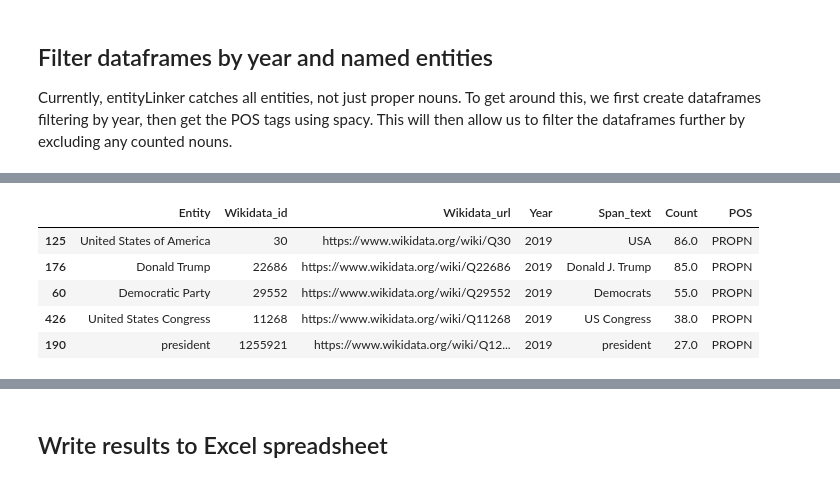
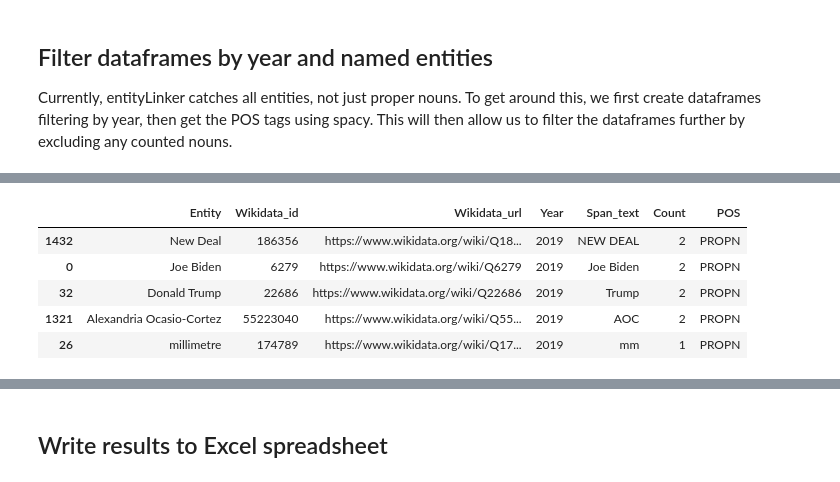
Before and after one commit to sfu-discourse-lab/fake_news_over_time, a Jupyter notebook: named_entity_recognition.ipynb, the cells around one changed output, grey strips where cells are left out. Drawn from its saved outputs; the diff is of its cells as text; code cells hidden in the pictures.

```diff
--- a/named_entity_recognition.ipynb
+++ b/named_entity_recognition.ipynb
@@ -125,14 +158,0 @@ entities_df
-# %%
-# For some reason, any spans of just "President" (or similar)
-# get tagged as Zhong Chenle, maybe because he has an alias "President".
-# The following code fixes that to point to the correct Wikidata entry
-# for the generic term "president".
-
-zhong_chenle_president_aliases = {'PRESIDENT', 'President', 'Presidents'}
-zhong_chenle_wikidata_id = 30945670
-zhong_chenle_as_president_filter = (entities_df["Wikidata_id"] == zhong_chenle_wikidata_id) & (entities_df["Span_text"].isin(zhong_chenle_president_aliases))
-president_wikidata_id = 30461
-
-entities_df.loc[zhong_chenle_as_president_filter, "Entity"] = "president"
-entities_df.loc[zhong_chenle_as_president_filter, "Wikidata_id"] = president_wikidata_id
-entities_df.loc[zhong_chenle_as_president_filter, "Wikidata_url"] = f"https://www.wikidata.org/wiki/Q{president_wikidata_id}"
@@ -182,12 +244,17 @@ proper_noun_entity_counts_df = [df[df["POS"] == "PROPN"].copy() for df in entity
-# %%
-proper_noun_entity_counts_df[0].head()
-# %% [output]
-|  | Entity | Wikidata_id | Wikidata_url | Year | Span_text | Count | POS |
-| 125 | United States of America | 30 | https://www.wikidata.org/wiki/Q30 | 2019 | USA | 86.0 | PROPN |
-| 176 | Donald Trump | 22686 | https://www.wikidata.org/wiki/Q22686 | 2019 | Donald J. Trump | 85.0 | PROPN |
-| 60 | Democratic Party | 29552 | https://www.wikidata.org/wiki/Q29552 | 2019 | Democrats | 55.0 | PROPN |
-| 426 | United States Congress | 11268 | https://www.wikidata.org/wiki/Q11268 | 2019 | US Congress | 38.0 | PROPN |
-| 190 | president | 1255921 | https://www.wikidata.org/wiki/Q12... | 2019 | president | 27.0 | PROPN |
+# %%
+for df in entity_counts_headlines_dfs:
+    df['POS'] = [doc[0].pos_ for doc in tagger.pipe(df['Entity'])]
+
+proper_noun_entity_counts_headlines_df = [df[df["POS"] == "PROPN"].copy() for df in entity_counts_headlines_dfs]
+
+proper_noun_entity_counts_headlines_df[0].head()
+# %% [output]
+|  | Entity | Wikidata_id | Wikidata_url | Year | Span_text | Count | POS |
+| 1432 | New Deal | 186356 | https://www.wikidata.org/wiki/Q18... | 2019 | NEW DEAL | 2 | PROPN |
+| 0 | Joe Biden | 6279 | https://www.wikidata.org/wiki/Q6279 | 2019 | Joe Biden | 2 | PROPN |
+| 32 | Donald Trump | 22686 | https://www.wikidata.org/wiki/Q22686 | 2019 | Trump | 2 | PROPN |
+| 1321 | Alexandria Ocasio-Cortez | 55223040 | https://www.wikidata.org/wiki/Q55... | 2019 | AOC | 2 | PROPN |
+| 26 | millimetre | 174789 | https://www.wikidata.org/wiki/Q17... | 2019 | mm | 1 | PROPN |
 # %%
 for df in proper_noun_entity_counts_df:
     df["Proportion"] = df['Count'] / df['Count'].sum()
```
Also changed, not shown: parts of 22 cells of this notebook, 4 other files.
